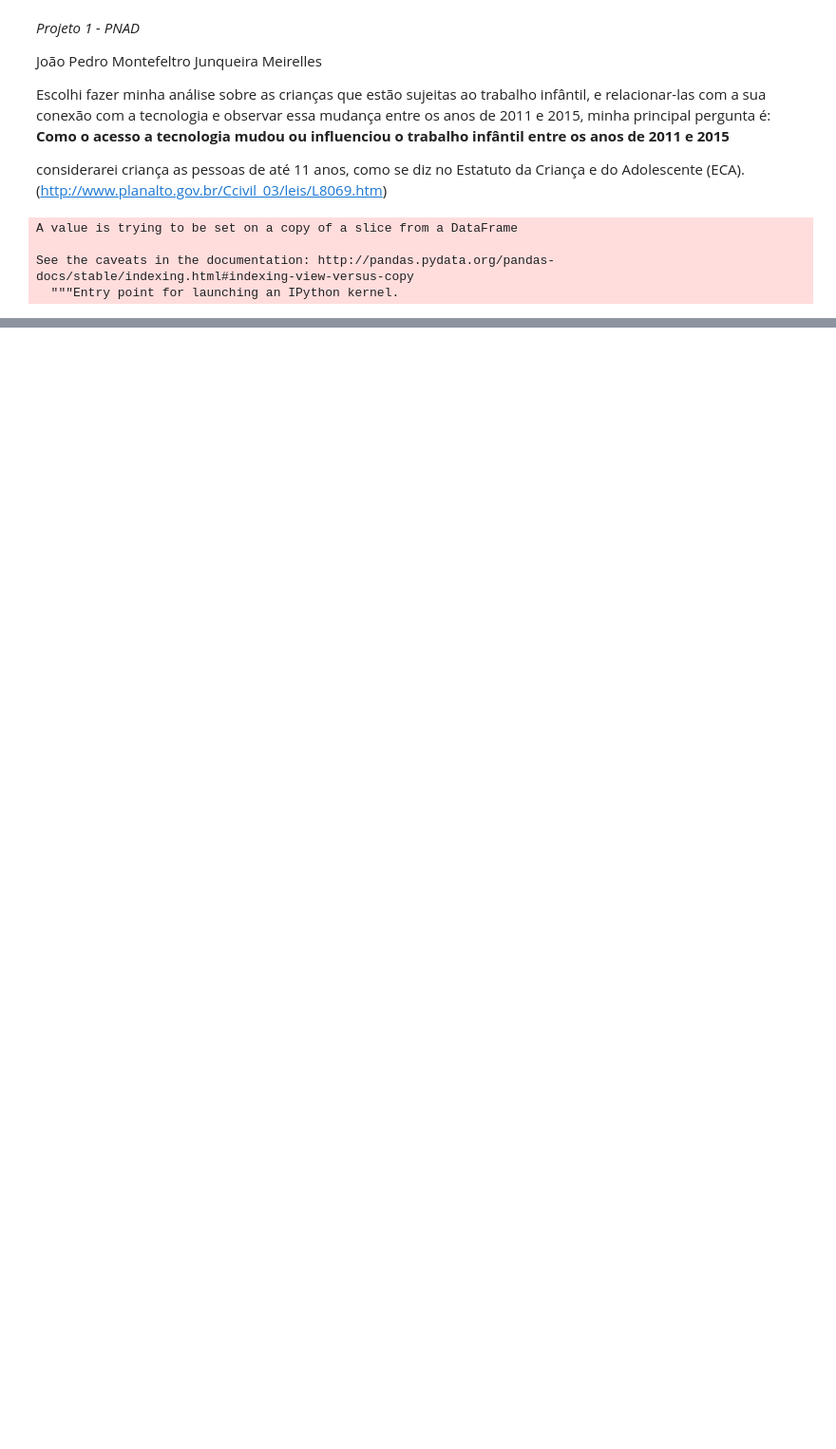
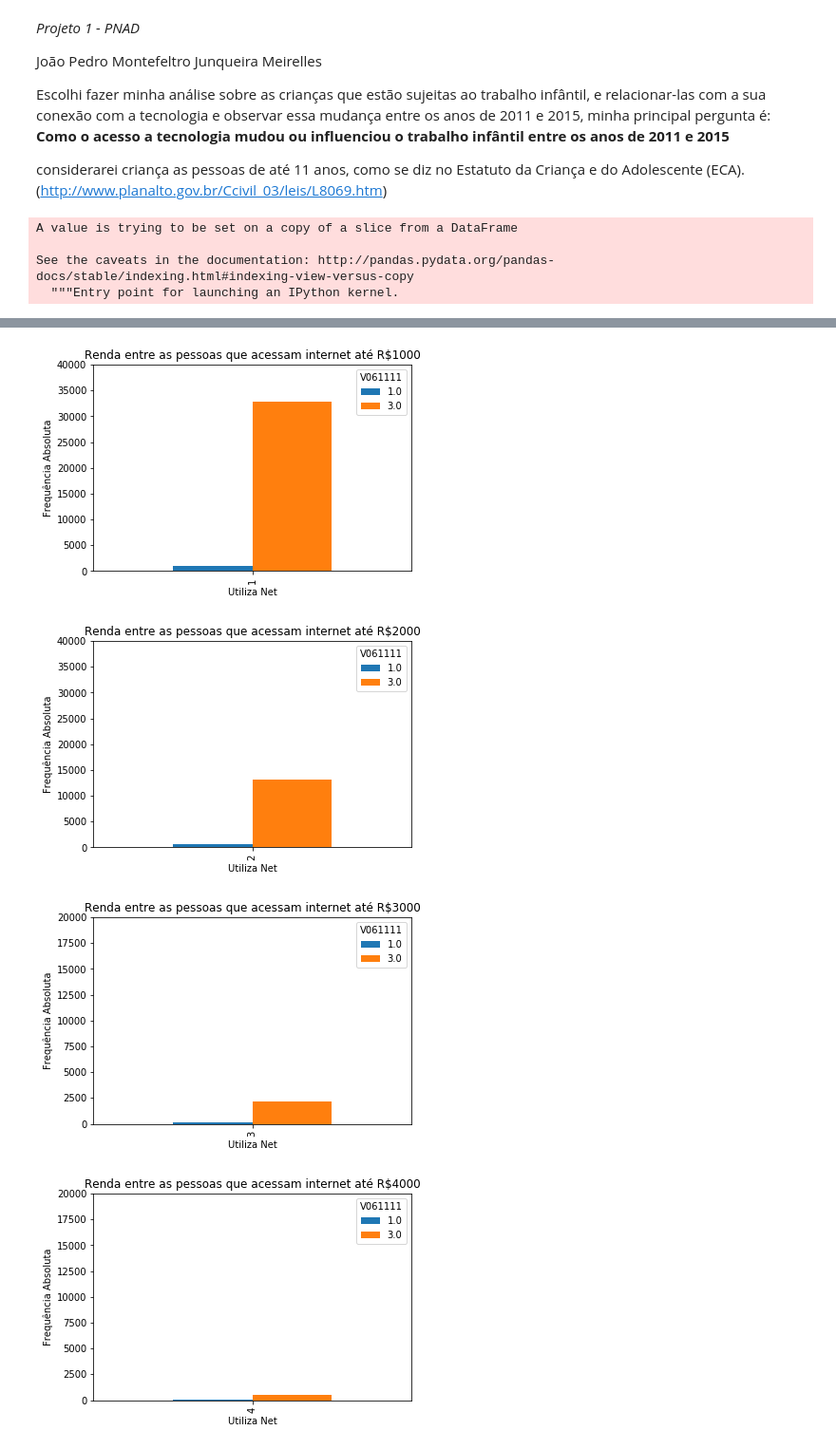
Before and after one commit to joaopmjm/CDDP, a Jupyter notebook: P1 - PNAD.ipynb, the cells around one changed output, grey strips where cells are left out. Shown at 95% size. Drawn from its saved outputs; the diff is of its cells as text; code cells hidden in the pictures; blank space fills up the shorter version.

```diff
--- a/P1 - PNAD.ipynb
+++ b/P1 - PNAD.ipynb
@@ -150,0 +223,12 @@ df_2015_limpa
+# %%
+# Criando cada tabela para uma faixa de renda
+
+renda_um = renda_net[(renda_net.V9532 == 1) & (renda_net.V061111 != 0)]
+
+renda_dois = renda_net[(renda_net.V9532 == 2) & (renda_net.V061111 != 0)]
+
+renda_tres = renda_net[(renda_net.V9532 == 3) & (renda_net.V061111 != 0)]
+
+renda_quatro = renda_net[(renda_net.V9532 == 4) & (renda_net.V061111 != 0)]
+
+renda_cinco = renda_net[(renda_net.V9532 == 5) & (renda_net.V061111 != 0)]
@@ -150,0 +246,32 @@ df_2015_limpa
+# %%
+plot = pd.crosstab(renda_um.V9532,renda_um.V061111).plot(kind='bar',title='Renda entre as pessoas que acessam internet até R$1000')
+plt.ylabel('Frequência Absoluta')
+plt.xlabel('Utiliza Net')
+plt.ylim(0,40000)
+
+plot = pd.crosstab(renda_dois.V9532,renda_dois.V061111).plot(kind='bar',title='Renda entre as pessoas que acessam internet até R$2000')
+plt.ylabel('Frequência Absoluta')
+plt.xlabel('Utiliza Net')
+plt.ylim(0,40000)
+
+plot = pd.crosstab(renda_tres.V9532,renda_tres.V061111).plot(kind='bar',title='Renda entre as pessoas que acessam internet até R$3000')
+plt.ylabel('Frequência Absoluta')
+plt.xlabel('Utiliza Net')
+plt.ylim(0,20000)
+
+plot = pd.crosstab(renda_quatro.V9532,renda_quatro.V061111).plot(kind='bar',title='Renda entre as pessoas que acessam internet até R$4000')
+plt.ylabel('Frequência Absoluta')
+plt.xlabel('Utiliza Net')
+plt.ylim(0,20000)
+
+plot = pd.crosstab(renda_cinco.V9532,renda_cinco.V061111).plot(kind='bar',title='Renda entre as pessoas que acessam internet até R$5000')
+plt.ylabel('Frequência Absoluta')
+plt.xlabel('Utiliza Net')
+plt.ylim(0,20000)
+
+plt.show()
+# %% [output]
+[figure, added]
+[figure, added]
+[figure, added]
+[figure, added]
```
Also changed, not shown: parts of 30 cells of this notebook.
